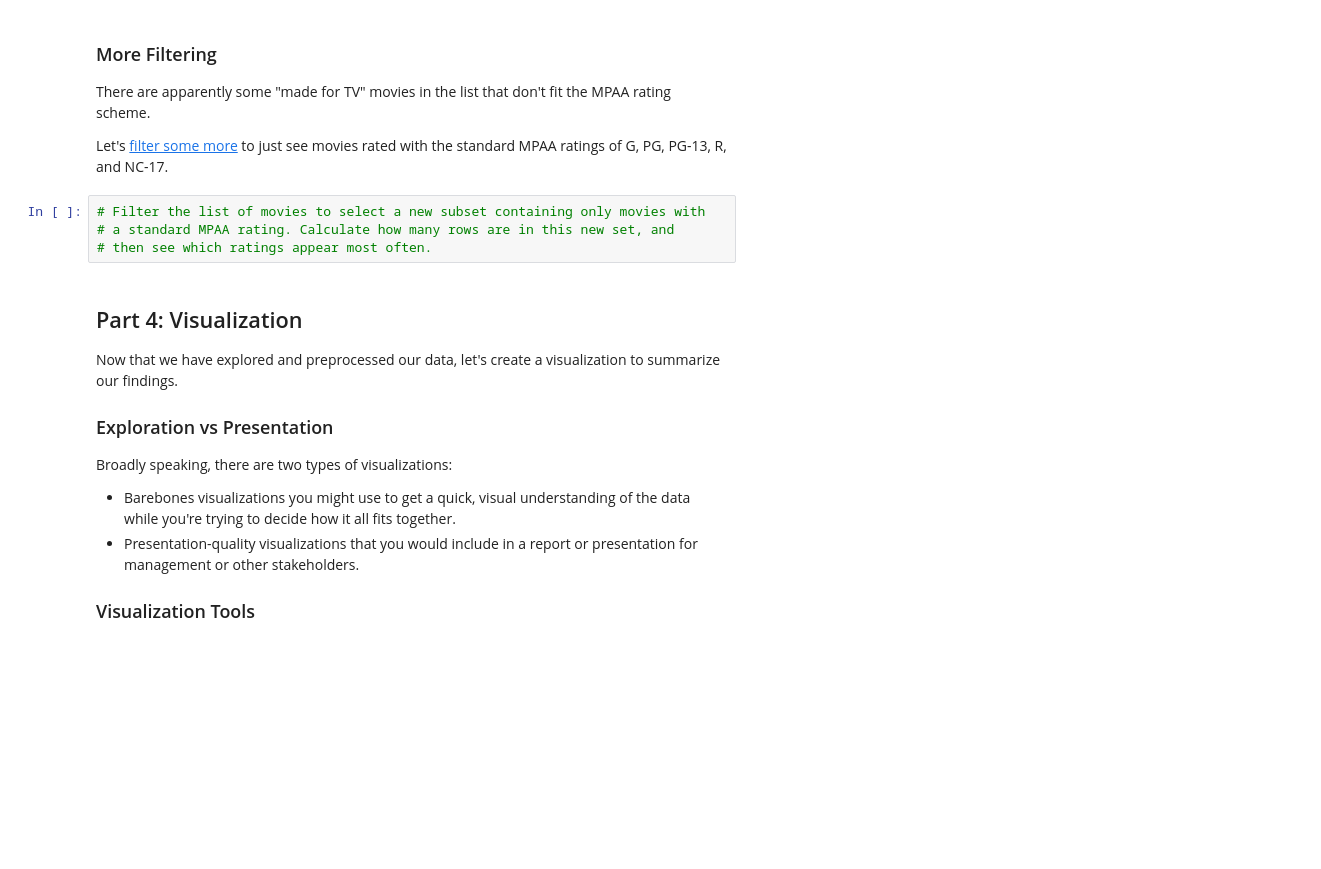
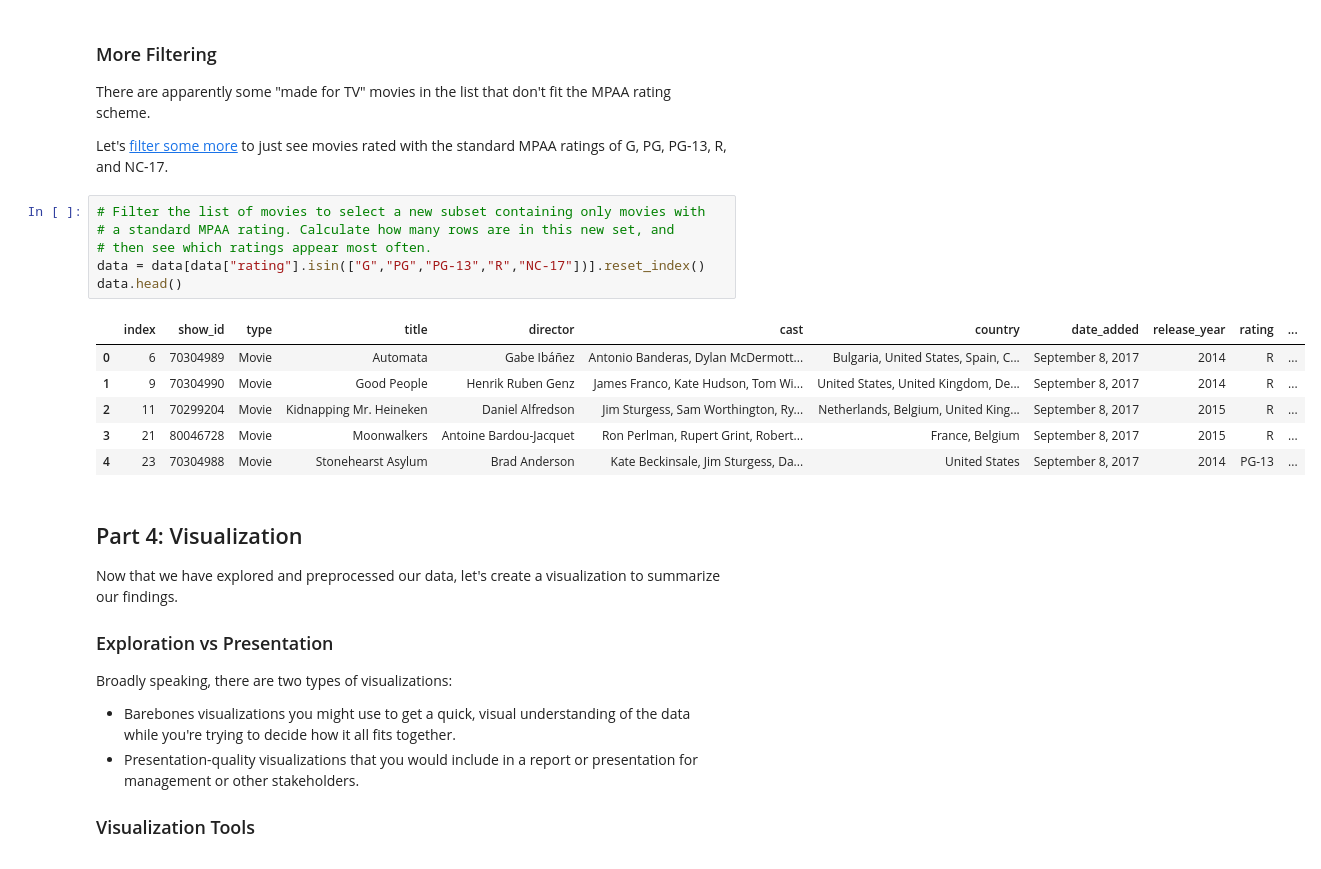
Before and after one commit to ryjason/CalculatorApp, a Jupyter notebook: notebooks/Exploration_01.ipynb, the cells around one changed output. Cells and saved outputs as stored; diff of their text form; blank space fills up the shorter version.

```diff
--- a/notebooks/Exploration_01.ipynb
+++ b/notebooks/Exploration_01.ipynb
@@ -106,7 +155,16 @@ Let's [filter some more](https://pandas.pydata.org/docs/getting_started/intro_tu
 # %%
 # Filter the list of movies to select a new subset containing only movies with
 # a standard MPAA rating. Calculate how many rows are in this new set, and
 # then see which ratings appear most often.
+data = data[data["rating"].isin(["G","PG","PG-13","R","NC-17"])].reset_index()
+data.head()
+# %% [output]
+|  | index | show_id | type | title | director | cast | country | date_added | release_year | rating | ... |
+| 0 | 6 | 70304989 | Movie | Automata | Gabe Ibáñez | Antonio Banderas, Dylan McDermott... | Bulgaria, United States, Spain, C... | September 8, 2017 | 2014 | R | ... |
+| 1 | 9 | 70304990 | Movie | Good People | Henrik Ruben Genz | James Franco, Kate Hudson, Tom Wi... | United States, United Kingdom, De... | September 8, 2017 | 2014 | R | ... |
+| 2 | 11 | 70299204 | Movie | Kidnapping Mr. Heineken | Daniel Alfredson | Jim Sturgess, Sam Worthington, Ry... | Netherlands, Belgium, United King... | September 8, 2017 | 2015 | R | ... |
+| 3 | 21 | 80046728 | Movie | Moonwalkers | Antoine Bardou-Jacquet | Ron Perlman, Rupert Grint, Robert... | France, Belgium | September 8, 2017 | 2015 | R | ... |
+| 4 | 23 | 70304988 | Movie | Stonehearst Asylum | Brad Anderson | Kate Beckinsale, Jim Sturgess, Da... | United States | September 8, 2017 | 2014 | PG-13 | ... |
 # %% [markdown]
 ## Part 4: Visualization
 Now that we have explored and preprocessed our data, let's create a visualization to summarize our findings.
```
Also changed, not shown: parts of 11 cells of this notebook.
